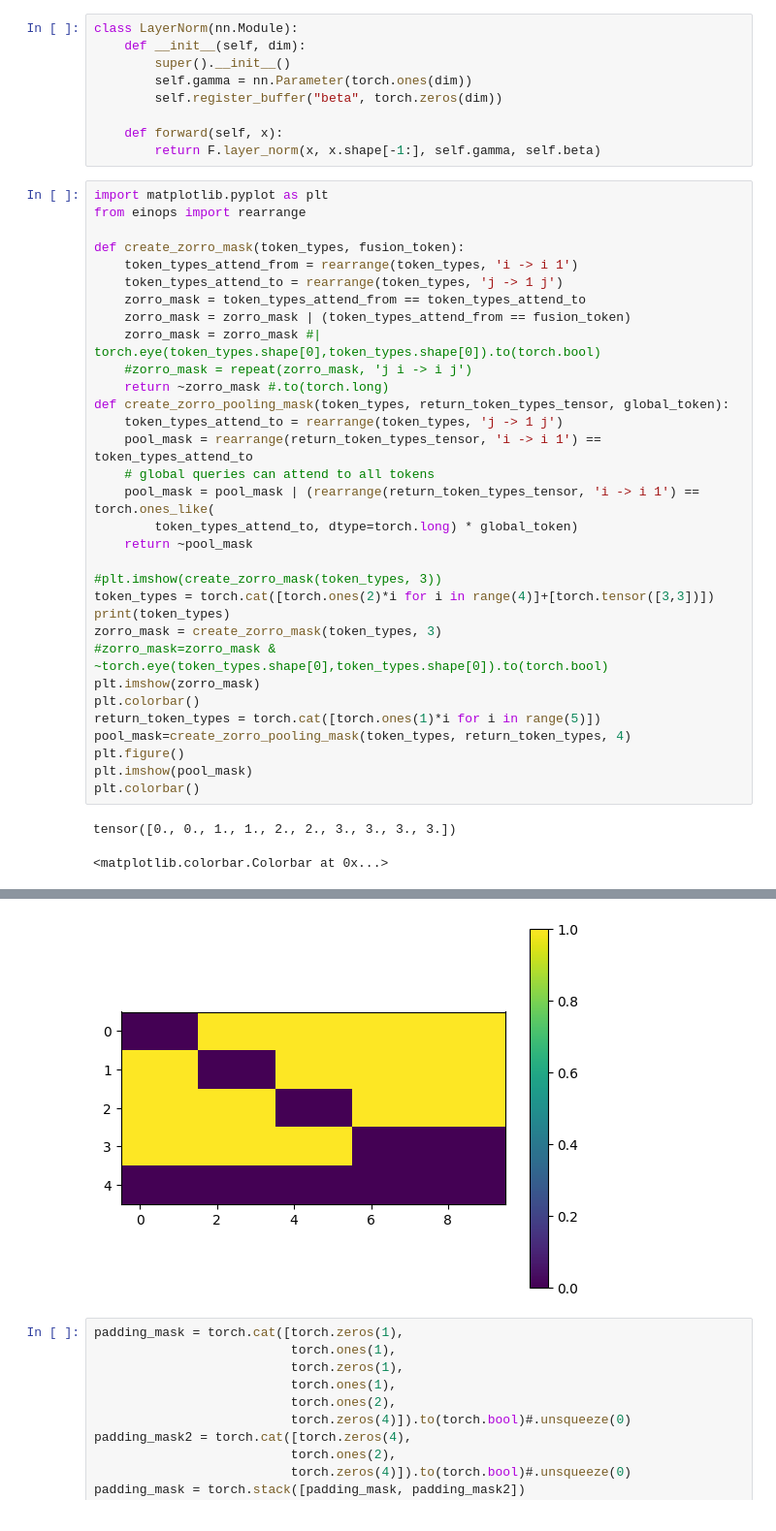
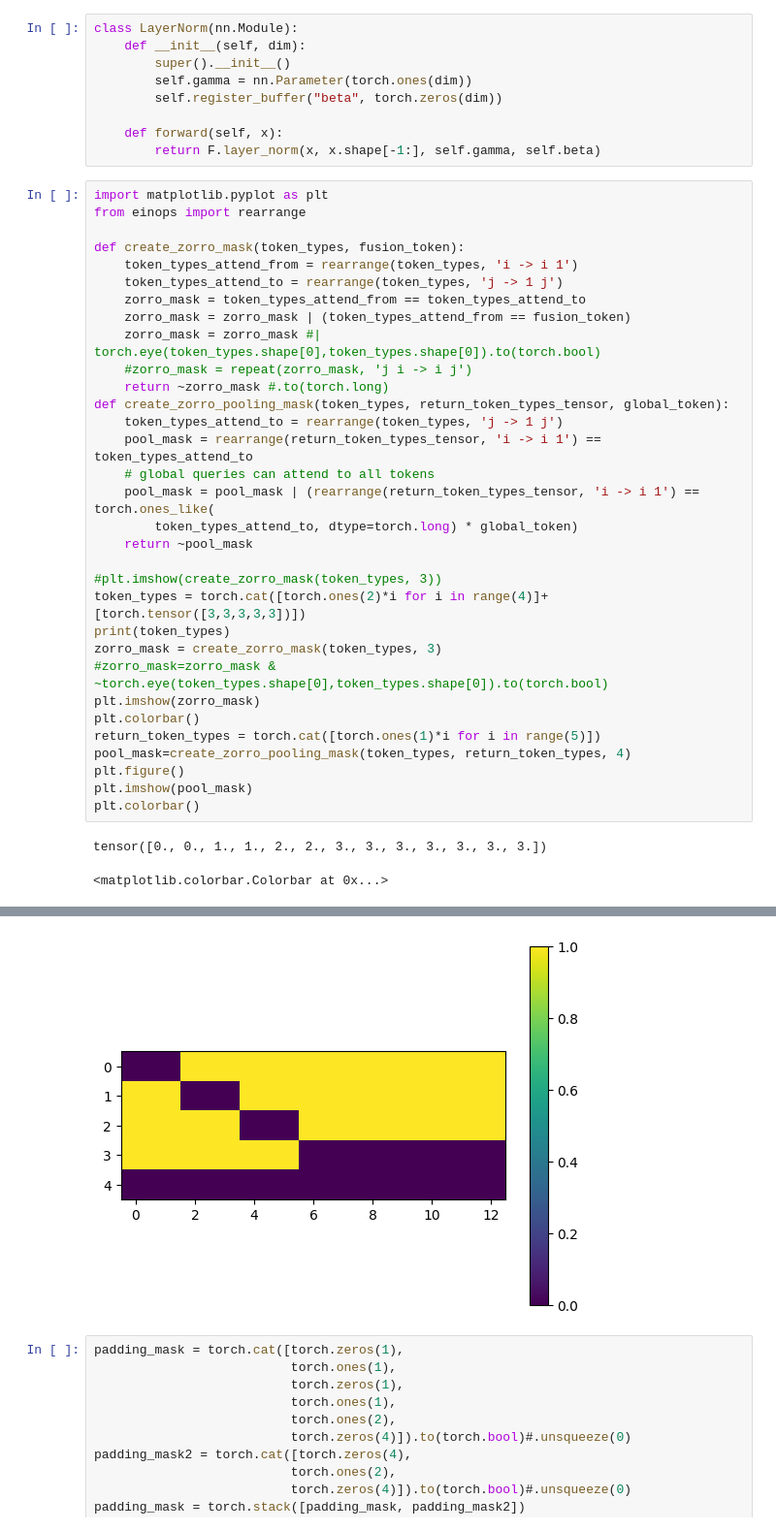
Before and after one commit to josiahbjorgaard/mca-paper, a Jupyter notebook: Notebooks/AttentionPrototyping.ipynb, the cells around one changed output, grey strips where cells are left out. Shown at 97% size. Saved outputs shown, nothing was run; the diff lists cells and outputs as text.

```diff
--- a/Notebooks/AttentionPrototyping.ipynb
+++ b/Notebooks/AttentionPrototyping.ipynb
@@ -42,7 +42,7 @@ def create_zorro_pooling_mask(token_types, return_token_types_tensor, global_tok
     return ~pool_mask
 
 #plt.imshow(create_zorro_mask(token_types, 3))
-token_types = torch.cat([torch.ones(2)*i for i in range(4)]+[torch.tensor([3,3])])
+token_types = torch.cat([torch.ones(2)*i for i in range(4)]+[torch.tensor([3,3,3,3,3])])
 print(token_types)
 zorro_mask = create_zorro_mask(token_types, 3)
 #zorro_mask=zorro_mask & ~torch.eye(token_types.shape[0],token_types.shape[0]).to(torch.bool)
@@ -54,5 +54,5 @@ plt.figure()
 plt.imshow(pool_mask)
 plt.colorbar()
 # %% [output]
-tensor([0., 0., 1., 1., 2., 2., 3., 3., 3., 3.])
+tensor([0., 0., 1., 1., 2., 2., 3., 3., 3., 3., 3., 3., 3.])
 <matplotlib.colorbar.Colorbar at 0x...>
@@ -60,4 +60,4 @@ tensor([0., 0., 1., 1., 2., 2., 3., 3., 3., 3.])
-[figure, old version]
+[figure, new version]
 # %%
 padding_mask = torch.cat([torch.zeros(1),
                           torch.ones(1),
```
Also changed, not shown: parts of 5 cells of this notebook, 2 other files.
